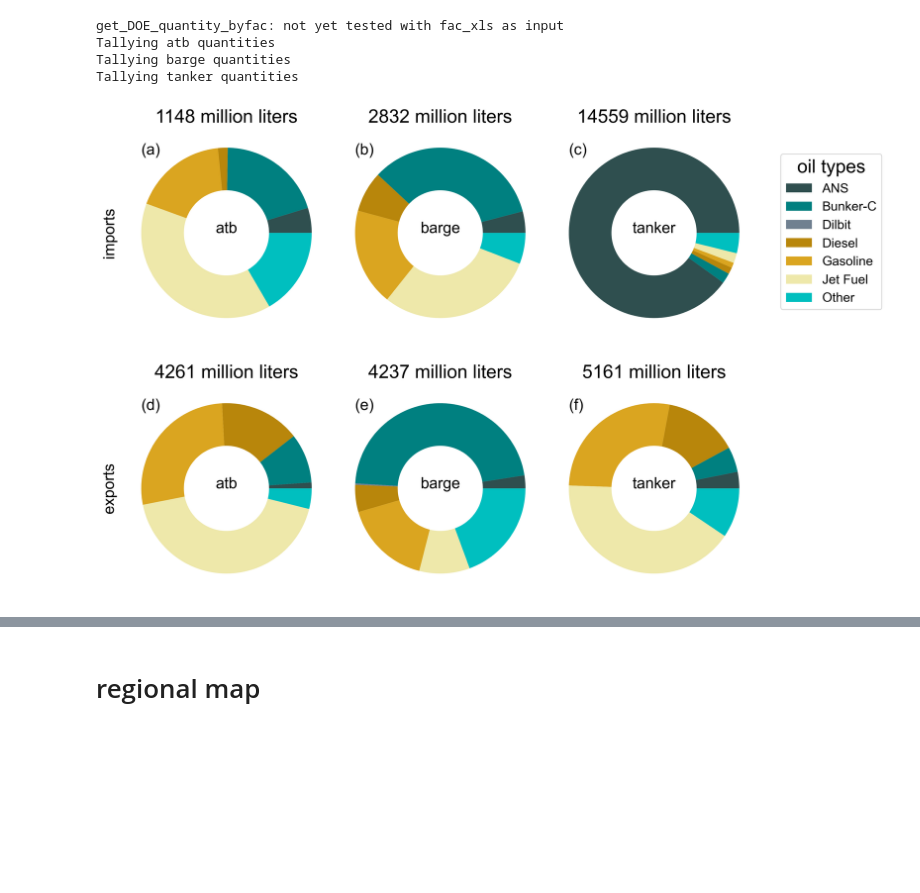
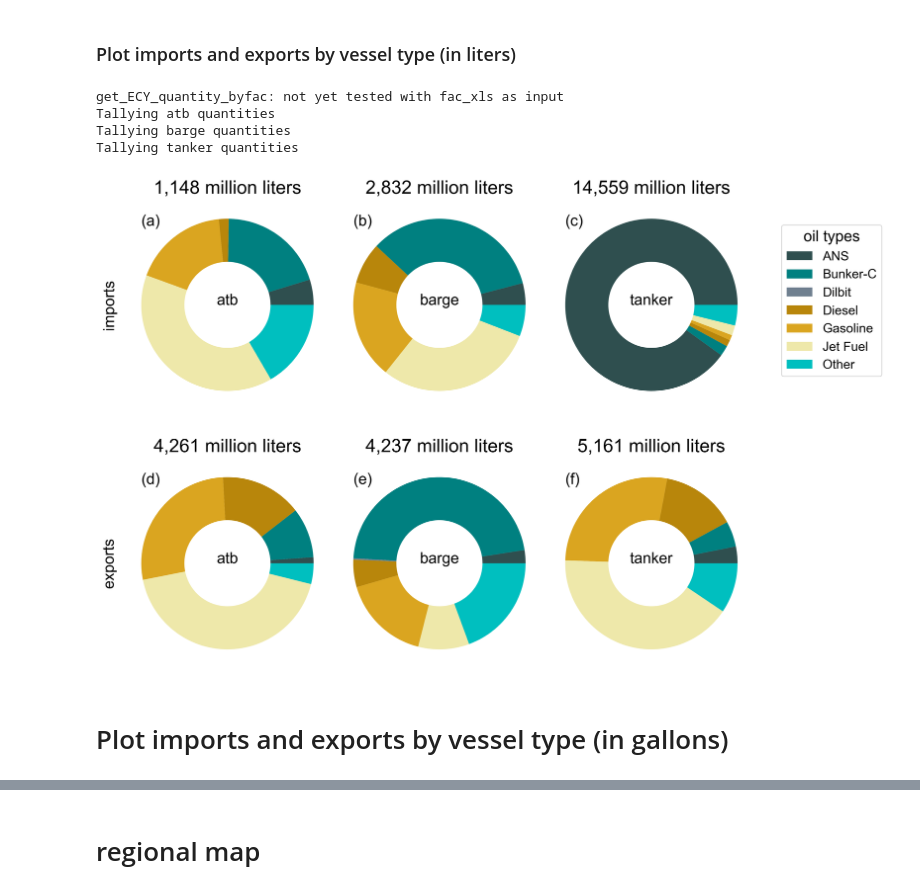
Before and after one commit to MIDOSS/MuellerEtAl_MIDOSS_paper, a Jupyter notebook: notebooks/Part1_Figure6_OilTypeDistribution.ipynb, the cells around one changed output, grey strips where cells are left out. Drawn from its saved outputs; the diff is of its cells as text; code cells hidden in the pictures; blank space fills up the shorter version.

```diff
--- a/notebooks/Part1_Figure6_OilTypeDistribution.ipynb
+++ b/notebooks/Part1_Figure6_OilTypeDistribution.ipynb
@@ -49,24 +51,11 @@ from monte_carlo_utils import get_DOE_quantity_byfac, get_ECY_df, get_ECY_oilcla
 # conversion factor
 gal2liter = 3.78541
 # %%
-if os.sys.platform=="darwin":
-    graphics_directory = Path(
-         '/Users/rmueller/Projects/MIDOSS/Publications/MIDOSS_MuellerEtAl/graphics'
-    )
-    yaml_input = Path(
-        '/Users/rmueller/Data/MIDOSS/marine_transport_data'
-    )
-    ecy_data  = Path('/Users/rmueller/Data/MIDOSS/DeptOfEcology/MuellerTrans4-30-20.xlsx')
-    fac_names = Path('/Users/rmueller/Data/MIDOSS/marine_transport_data/Oil_Transfer_Facilities.xlsx')
-else:
-    raise ValueError('need to define ecy_data')
-    # User inputs
-    yaml_input = Path('/data/MIDOSS/marine_transport_data/')
-    graphics_directory = Path(
-        '/ocean/rmueller/MIDOSS/graphics/MEOPAR_ASM_2022'
-    )
-    ecy_data  = Path('/data/MIDOSS/spreadsheets/MuellerTrans4-30-20.xlsx')
-    fac_names = Path('/data/MIDOSS/marine_transport_data/Oil_Transfer_Facilities.xlsx')
+graphics_directory = Path('../')
+spreadsheet_directory = Path('../../MuellerEtAl_MIDOSS_datasets/spreadsheets')
+yaml_input = Path('../../MuellerEtAl_MIDOSS_datasets/oil_attribution_yaml_files')
+ecy_data  = spreadsheet_directory/'MuellerTrans4-30-20.xlsx'
+fac_names = spreadsheet_directory/'Oil_Transfer_Facilities.xlsx'
 
 # open oil_attribution.yaml for paths
 oil_attribution_file = yaml_input / 'oil_attribution.yaml'
@@ -77,17 +66,19 @@ with open(oil_attribution_file) as file:
 vessel_types = ['atb', 'barge', 'tanker']
 oil_types    = oil.types
 data_types    = ['total_gallons', 'fraction_of_total', 'number_of_transfers']
-# %%
-[exports, imports, combined]=get_DOE_quantity_byfac(
-    ecy_data,
-    fac_names,
-    facilities='selected'
-)
-# %% [output]
-get_DOE_quantity_byfac: not yet tested with fac_xls as input
-Tallying atb quantities
-Tallying barge quantities
-Tallying tanker quantities
+# %% [markdown]
+### Plot imports and exports by vessel type (in liters)
+# %%
+[exports, imports, combined]=get_ECY_quantity_byfac(
+    ecy_data,
+    fac_names,
+    facilities='selected'
+)
+# %% [output]
+get_ECY_quantity_byfac: not yet tested with fac_xls as input
+Tallying atb quantities
+Tallying barge quantities
+Tallying tanker quantities
 # %%
 nc=3 #number of columns
 fig = plt.figure()
@@ -121,37 +112,39 @@ for j,vessel in enumerate(vessel_types):
         wedgeprops=dict(width=0.5),
         labels = None,
         colors=oil.colors7
     )
     # exports
     ax[j+nc].pie(
         plot_exports,
         wedgeprops=dict(width=0.5),
         labels = None,
         colors=oil.colors7
     )
 
     vessel = vessel_types[j]
-    ax[j].set_title(f'{gal2liter*plot_imports.sum()/1e6:2.0f} million liters')
-    ax[j+nc].set_title(f'{gal2liter*plot_exports.sum()/1e6:2.0f} million liters')
+    ax[j].set_title(f'{gal2liter*plot_imports.sum()/1e6:,.0f} million liters')
+    ax[j+nc].set_title(f'{gal2liter*plot_exports.sum()/1e6:,.0f} million liters')
     ax[j].text(0,0,vessel,ha='center')
     ax[j+nc].text(0,0,vessel,ha='center')
 
 ax[0].set_ylabel('imports')
 ax[nc].set_ylabel('exports')
 ax[0].text(-1,0.92,'(a)')
 ax[1].text(-1,0.92,'(b)')
 ax[2].text(-1,0.92,'(c)')
 ax[nc].text(-1,0.92,'(d)')
 ax[nc+1].text(-1,0.92,'(e)')
 ax[nc+2].text(-1,0.92,'(f)')
 ax[2].legend(
     bbox_to_anchor=(1.6, 0.9),
     title='oil types',
     labels = oil.labels
 )
-plt.savefig(graphics_directory/'WA_oil_transfers_liters.png')
+plt.savefig(graphics_directory/'Part1_Figure6a_oil_distribution_liters.png')
 # %% [output]
-[figure, old version]
+[figure, new version]
+# %% [markdown]
+# Plot imports and exports by vessel type (in gallons)
 # %%
 fig = plt.figure()
 # to change size of subplot's
```
Also changed, not shown: parts of 13 cells of this notebook, 1 other file.
